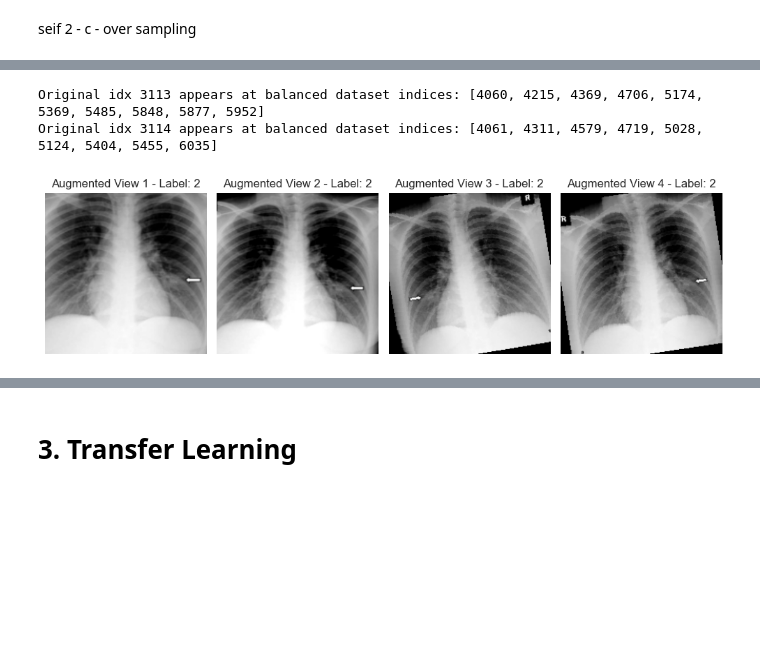
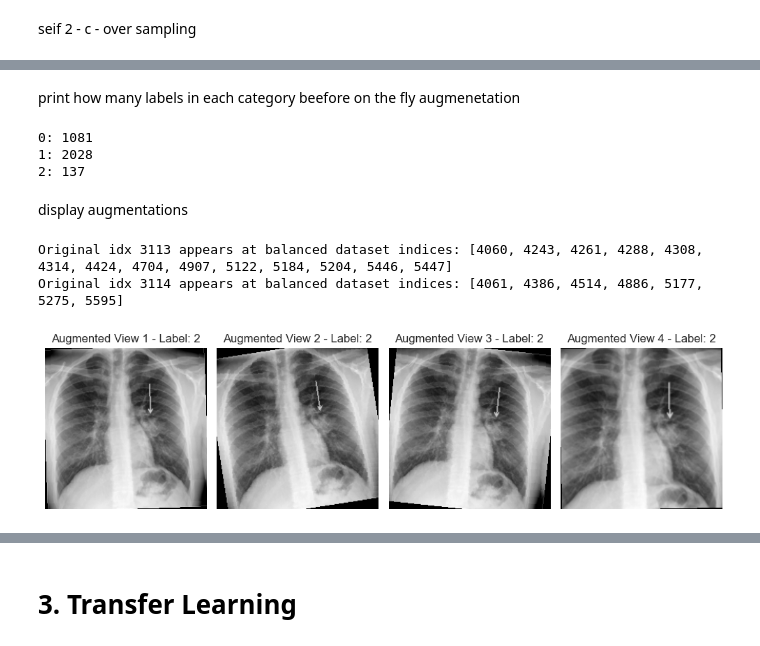
Before and after one commit to amirnadaBGU/deeplearningEE_hw2, a Jupyter notebook: Assignment_2_COVID_19.ipynb, the cells around one changed output, grey strips where cells are left out. Cells and saved outputs as stored; diff of their text form; code cells hidden in the pictures; blank space fills up the shorter version.

```diff
--- a/Assignment_2_COVID_19.ipynb
+++ b/Assignment_2_COVID_19.ipynb
@@ -446,9 +458,9 @@ finding_to_label = {'NORMAL':0,
  'Pneumonia/Viral/COVID-19':2}
 label_to_finding = {v: k for k, v in finding_to_label.items()}
 
-Y_train_combined.map(finding_to_label)
-Y_val_combined.map(finding_to_label)
-Y_test_combined.map(finding_to_label)
+Y_train_combined = Y_train_combined.map(finding_to_label)
+Y_val_combined = Y_val_combined.map(finding_to_label)
+Y_test_combined = Y_test_combined.map(finding_to_label)
 print(Y_train_combined.shape, Y_val_combined.shape, Y_test_combined.shape)
 
 print(Y_test_combined[436])
@@ -1038,6 +1067,17 @@ total_samples = 0
 
 for images, labels in train_loader:
     total_samples += len(labels)
+# %% [markdown]
+print how many labels in each category beefore on the fly augmenetation
+# %%
+for key in dataset.class_to_indices:
+    print(str(key) +": "+ str(len(dataset.class_to_indices[key])))
+# %% [output]
+0: 1081
+1: 2028
+2: 137
+# %% [markdown]
+display augmentations
 # %%
 from collections import defaultdict, Counter
 
@@ -1059,41 +1099,41 @@ for i, val in enumerate(dataset.balanced_indices):
 for original_idx, occurrences in list(original_to_balanced_map.items())[4:6]:
     print(f"Original idx {original_idx} appears at balanced dataset indices: {occurrences}")
 # %% [output]
-Original idx 3113 appears at balanced dataset indices: [4060, 4215, 4369, 4706, 5174, 5369, 5485, 5848, 5877, 5952]
-Original idx 3114 appears at balanced dataset indices: [4061, 4311, 4579, 4719, 5028, 5124, 5404, 5455, 6035]
+Original idx 3113 appears at balanced dataset indices: [4060, 4243, 4261, 4288, 4308, 4314, 4424, 4704, 4907, 5122, 5184, 5204, 5446, 5447]
+Original idx 3114 appears at balanced dataset indices: [4061, 4386, 4514, 4886, 5177, 5275, 5595]
 # %%
 import matplotlib.pyplot as plt
 import random
 
 def show_image(tensor, title=None):
     image = tensor.squeeze().numpy()  # assume grayscale
     plt.imshow(image, cmap='gray')
     if title:
         plt.title(title)
     plt.axis('off')
 
 
 
 # Fetch twice to get two versions
-img1, label1 = dataset[4060]
-img2, label2 = dataset[4215]  # augmentation will be different if it's a minority
-img3, label3 = dataset[4369]  # augmentation will be different if it's a minority
-img4, label4 = dataset[4706]  # augmentation will be different if it's a minority
+img1, label1 = dataset[4061]
+img2, label2 = dataset[4061]  # augmentation will be different if it's a minority
+img3, label3 = dataset[4061]  # augmentation will be different if it's a minority
+img4, label4 = dataset[4061]  # augmentation will be different if it's a minority
 
 # Plot side by side
 plt.figure(figsize=(10, 8))
 plt.subplot(1, 4, 1)
 show_image(img1, title=f"Augmented View 1 - Label: {label1}")
 plt.subplot(1, 4, 2)
 show_image(img2, title=f"Augmented View 2 - Label: {label2}")
 plt.subplot(1, 4, 3)
 show_image(img3, title=f"Augmented View 3 - Label: {label3}")
 plt.subplot(1, 4, 4)
 show_image(img4, title=f"Augmented View 4 - Label: {label4}")
 plt.tight_layout()
 plt.show()
 # %% [output]
-[figure, old version]
+[figure, new version]
 # %%
 model = MyNet(CLASSES_COUNT).to(DEVICE)
 train(model, train_loader, validation_loader, LEARNING_RATE)
```
Also changed, not shown: parts of 15 cells of this notebook.
